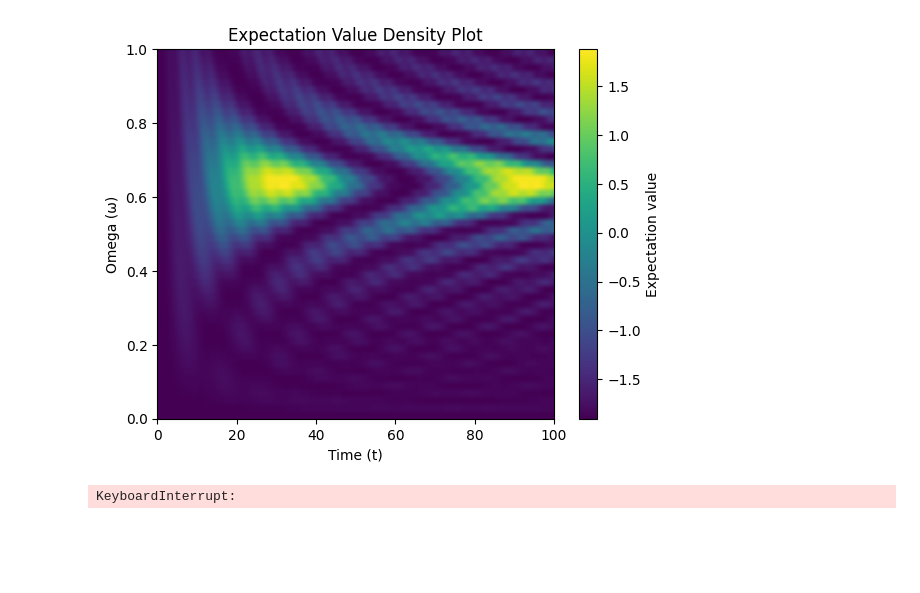
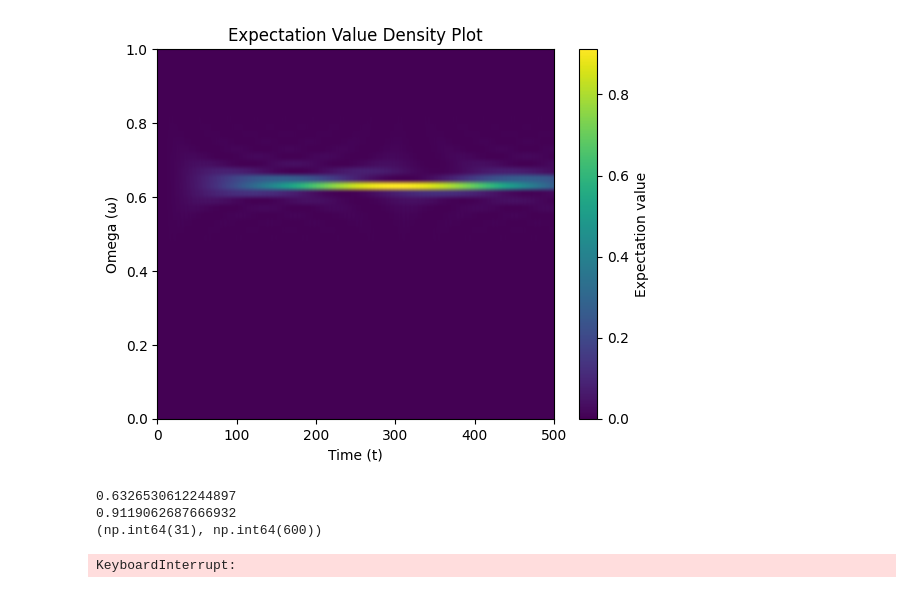
Before and after one commit to Idden/Quantum-Internship, a Jupyter notebook: Quantum_Batteries_Scars/betterPXP_Hamitonian.ipynb, the cells around one changed output. Drawn from its saved outputs; the diff is of its cells as text; code cells hidden in the pictures; blank space fills up the shorter version.

```diff
--- a/Quantum_Batteries_Scars/betterPXP_Hamitonian.ipynb
+++ b/Quantum_Batteries_Scars/betterPXP_Hamitonian.ipynb
@@ -170,39 +170,53 @@ H1 = csr_matrix((diagH1, (rowH1, columnH1)), shape=[basisLen, basisLen])
 H1 = qt.Qobj(H1)
 # %%
 # plot the expectation values of the sparse matrix throughout time with different omega
+band = eigenvalues[-1] - eigenvalues[0]
+
 wlist = np.linspace(0.0, 1.0, 50)
-tlist = np.linspace(0, 100, 200)
+tlist = np.linspace(0, 500, 1000)
 expectationVals = []
 tempExpectation = []
 
 for omega in wlist:
 
-    args = {"A": 0.1, "omega": omega}
+    args = {"A": 0.01, "omega": omega}
     H = qt.QobjEvo([H0, [H1, coeff]], args=args) # create H using QobjEvo
     psi_t = qt.sesolve(H, eigenstates[0], tlist) # evolve the H through time
     tempExpectation = []
 
     for states in psi_t.states:
 
         val = states.dag() * H0 * states
         tempExpectation.append(val.real)
 
     expectationVals.append(tempExpectation)
 
-plt.imshow(expectationVals,
+plt.imshow((np.array(expectationVals) - eigenvalues[0]) / band,
            extent=[tlist.min(), tlist.max(), wlist.min(), wlist.max()],
            origin='lower',
            aspect='auto',
            cmap='viridis')
 plt.colorbar(label="Expectation value")
 
 plt.xlabel("Time (t)")
 plt.ylabel("Omega (ω)")
 plt.title("Expectation Value Density Plot")
 plt.savefig("plots//expectDensityPlot.pdf")
 plt.show()
 # %% [output]
-[figure, old version]
+[figure, new version]
+# %%
+thearray = (np.array(expectationVals) - eigenvalues[0]) / band
+highest = np.max((np.array(expectationVals) - eigenvalues[0]) / band)
+ind = np.unravel_index(np.argmax(thearray, axis=None), thearray.shape)
+
+print(wlist[31])
+print(highest)
+print(ind)
+# %% [output]
+0.6326530612244897
+0.9119062687666932
+(np.int64(31), np.int64(600))
 # %%
 # plot the expectation values of the sparse matrix throughout time with different JR
 jrList = np.linspace(-0.1, 0, 100)
```
Also changed, not shown: parts of 3 cells of this notebook, 3 other files.
